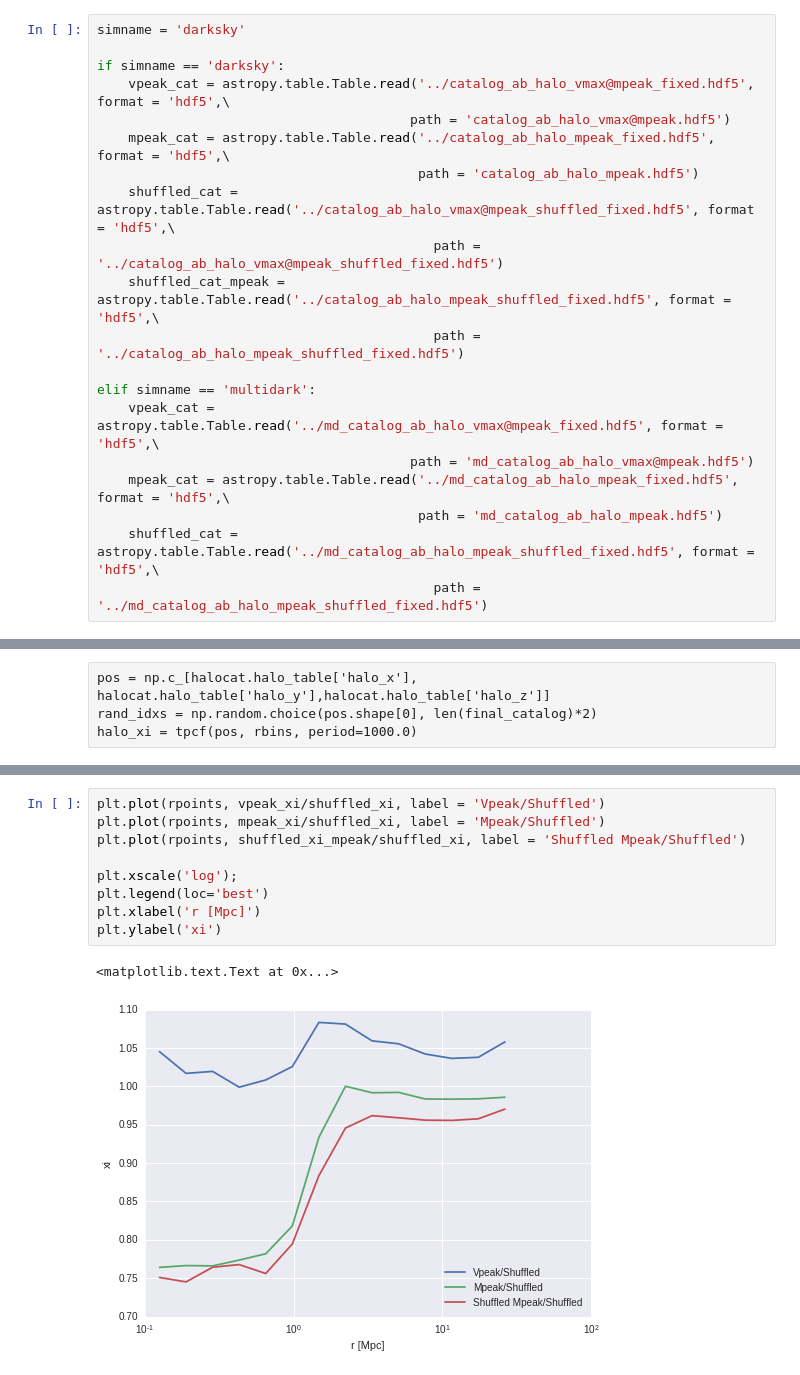
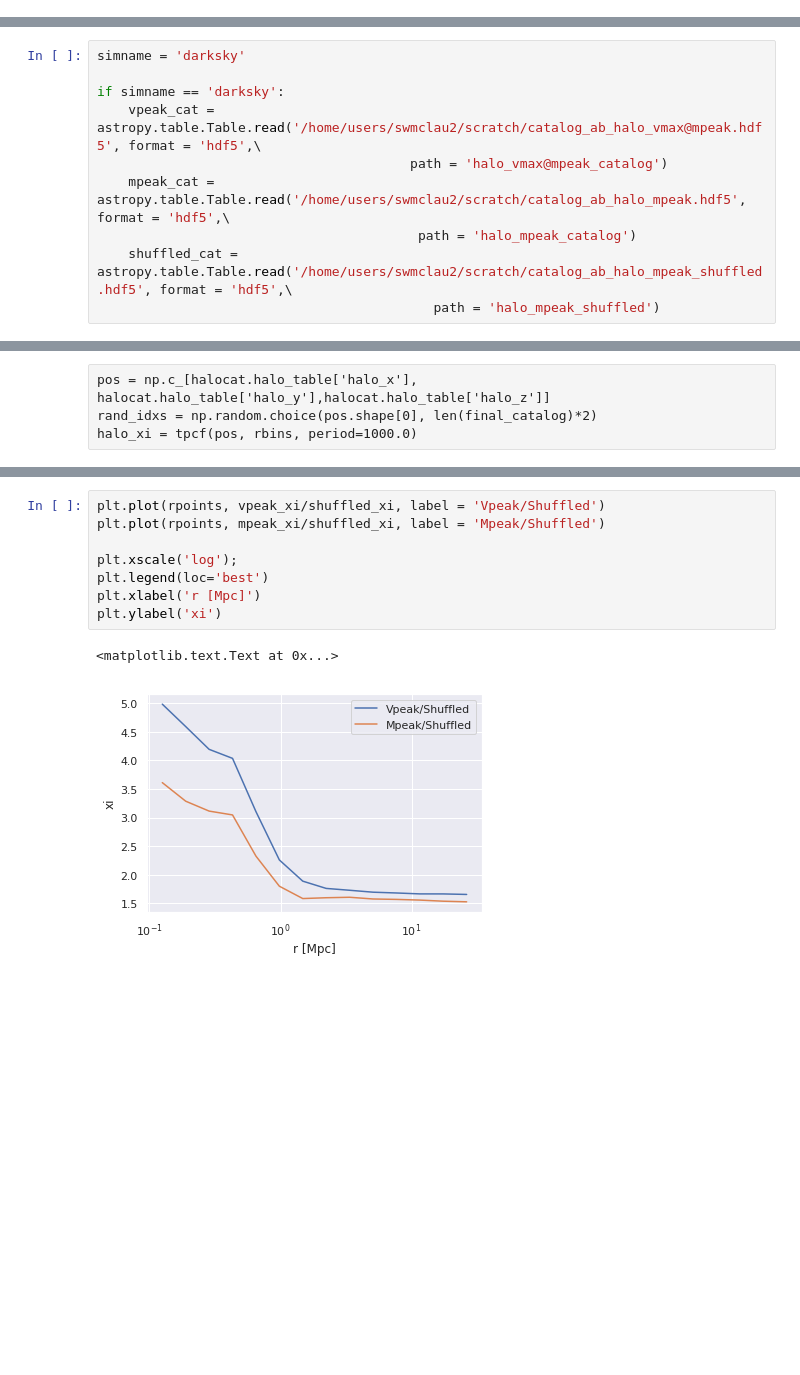
Before and after one commit to mclaughlin6464/pearce, a Jupyter notebook: notebooks/AB_tests/ZhongXu SHAM Clustering Comparison.ipynb, the cells around one changed output, grey strips where cells are left out. Cells and saved outputs as stored; diff of their text form; blank space fills up the shorter version.

```diff
--- a/notebooks/AB_tests/ZhongXu SHAM Clustering Comparison.ipynb
+++ b/notebooks/AB_tests/ZhongXu SHAM Clustering Comparison.ipynb
@@ -33,20 +22,0 @@ ls ../*.hdf5
-# %%
-simname = 'darksky'
-
-if simname == 'darksky':
-    vpeak_cat = astropy.table.Table.read('../catalog_ab_halo_vmax@mpeak_fixed.hdf5', format = 'hdf5',\
-                                        path = 'catalog_ab_halo_vmax@mpeak.hdf5')
-    mpeak_cat = astropy.table.Table.read('../catalog_ab_halo_mpeak_fixed.hdf5', format = 'hdf5',\
-                                         path = 'catalog_ab_halo_mpeak.hdf5')
-    shuffled_cat = astropy.table.Table.read('../catalog_ab_halo_vmax@mpeak_shuffled_fixed.hdf5', format = 'hdf5',\
-                                           path = '../catalog_ab_halo_vmax@mpeak_shuffled_fixed.hdf5')
-    shuffled_cat_mpeak = astropy.table.Table.read('../catalog_ab_halo_mpeak_shuffled_fixed.hdf5', format = 'hdf5',\
-                                           path = '../catalog_ab_halo_mpeak_shuffled_fixed.hdf5')
-
-elif simname == 'multidark':
-    vpeak_cat = astropy.table.Table.read('../md_catalog_ab_halo_vmax@mpeak_fixed.hdf5', format = 'hdf5',\
-                                        path = 'md_catalog_ab_halo_vmax@mpeak.hdf5')
-    mpeak_cat = astropy.table.Table.read('../md_catalog_ab_halo_mpeak_fixed.hdf5', format = 'hdf5',\
-                                         path = 'md_catalog_ab_halo_mpeak.hdf5')
-    shuffled_cat = astropy.table.Table.read('../md_catalog_ab_halo_mpeak_shuffled_fixed.hdf5', format = 'hdf5',\
-                                           path = '../md_catalog_ab_halo_mpeak_shuffled_fixed.hdf5')
@@ -52,0 +30,10 @@ elif simname == 'multidark':
+# %%
+simname = 'darksky'
+
+if simname == 'darksky':
+    vpeak_cat = astropy.table.Table.read('/home/users/swmclau2/scratch/catalog_ab_halo_vmax@mpeak.hdf5', format = 'hdf5',\
+                                        path = 'halo_vmax@mpeak_catalog')
+    mpeak_cat = astropy.table.Table.read('/home/users/swmclau2/scratch/catalog_ab_halo_mpeak.hdf5', format = 'hdf5',\
+                                         path = 'halo_mpeak_catalog')
+    shuffled_cat = astropy.table.Table.read('/home/users/swmclau2/scratch/catalog_ab_halo_mpeak_shuffled.hdf5', format = 'hdf5',\
+                                           path = 'halo_mpeak_shuffled')
@@ -85,12 +92,11 @@ plt.ylabel('xi')
 # %%
 plt.plot(rpoints, vpeak_xi/shuffled_xi, label = 'Vpeak/Shuffled')
 plt.plot(rpoints, mpeak_xi/shuffled_xi, label = 'Mpeak/Shuffled')
-plt.plot(rpoints, shuffled_xi_mpeak/shuffled_xi, label = 'Shuffled Mpeak/Shuffled')
 
 plt.xscale('log');
 plt.legend(loc='best')
 plt.xlabel('r [Mpc]')
 plt.ylabel('xi')
 # %% [output]
 <matplotlib.text.Text at 0x...>
-[figure, old version]
+[figure, new version]
```
Also changed, not shown: parts of 15 cells of this notebook, 14 other files.
